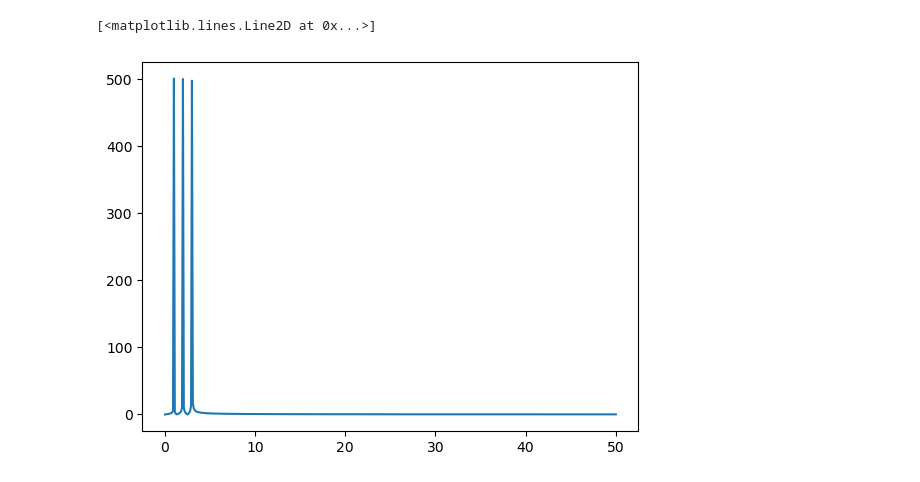
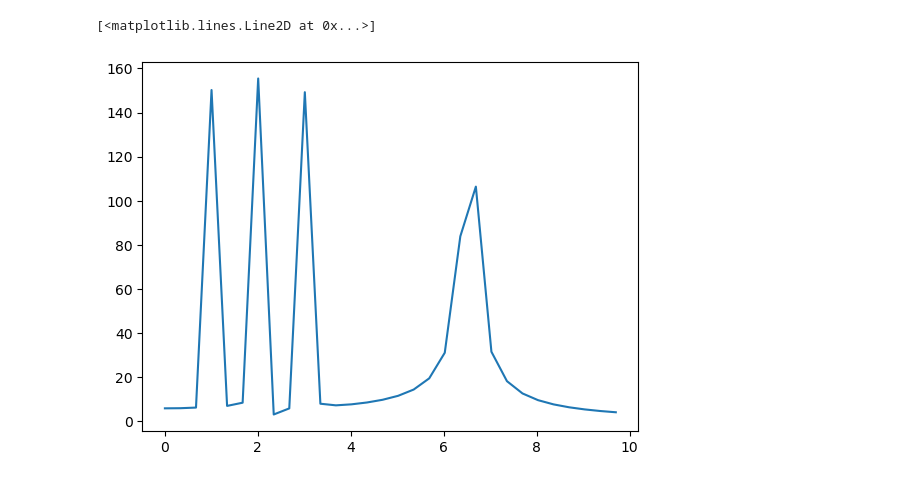
Before and after one commit to kolusask/IDP, a Jupyter notebook: test_fft.ipynb, the cells around one changed output. Saved outputs shown, nothing was run; the diff lists cells and outputs as text; code cells hidden in the pictures.

```diff
--- a/test_fft.ipynb
+++ b/test_fft.ipynb
@@ -3,14 +3,15 @@ import torch
 import matplotlib.pyplot as plt
 # %%
 fs = 100
-time = torch.linspace(0, 10, fs * 10)
+time = torch.linspace(0, 3, fs * 3)
 
-def gen_sin(freq):
-    return torch.sin(2 * torch.pi * freq * time)
+def gen_sin(freq, phi = 0.0):
+    return torch.sin(2 * torch.pi * freq * time + phi)
 
 sig_f1 = gen_sin(1)
-sig_f2 = gen_sin(2)
+sig_f2 = gen_sin(2, torch.pi / 2)
 sig_f3 = gen_sin(3)
+sig_f6_5 = gen_sin(6.5)
 # %%
 plt.plot(time, sig_f1)
 plt.plot(time, sig_f2)
@@ -21,5 +23,7 @@ plt.show()
 # %%
-sig_sum = sig_f1 + sig_f2 + sig_f3
-
+sig_sum_1 = sig_f1 + sig_f2
+sig_sum_2 = sig_f3 + sig_f6_5
+sig_sum = torch.stack((sig_sum_1, sig_sum_2)).T
+print(sig_sum.shape)
 plt.plot(time, sig_sum)
 # %% [output]
@@ -28,4 +34,4 @@ plt.plot(time, sig_sum)
 # %%
-sig_fft = torch.fft.rfft(sig_sum)
-sig_fft
+sig_fft = torch.fft.fft(sig_sum, dim=1)
+sig_fft[:5]
 # %% [output]
@@ -49,8 +40,8 @@ tensor([ 3.6955e-06+0.0000e+00j,  6.1154e-04-1.8406e-01j,
 # %%
 fft_mag = torch.abs(sig_fft)
-freq = torch.linspace(0, fs / 2, len(fft_mag))
-plot_len = len(len(fft_mag)) * 10
+freq = torch.linspace(0, fs, len(fft_mag))
+plot_len = int(len(fft_mag) / (fs)) * 10
 plt.plot(freq[:plot_len], fft_mag[:plot_len])
 # %% [output]
 [<matplotlib.lines.Line2D at 0x...>]
-[figure, old version]
+[figure, new version]
```
Also changed, not shown: parts of 8 cells of this notebook, 6 other files.
